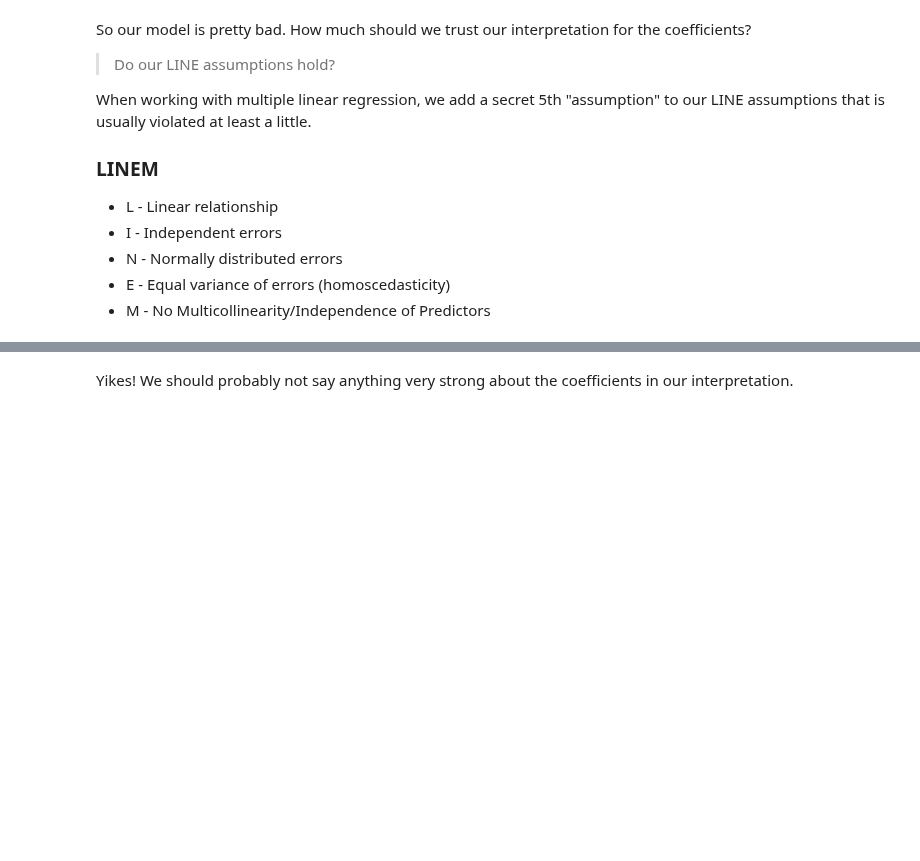
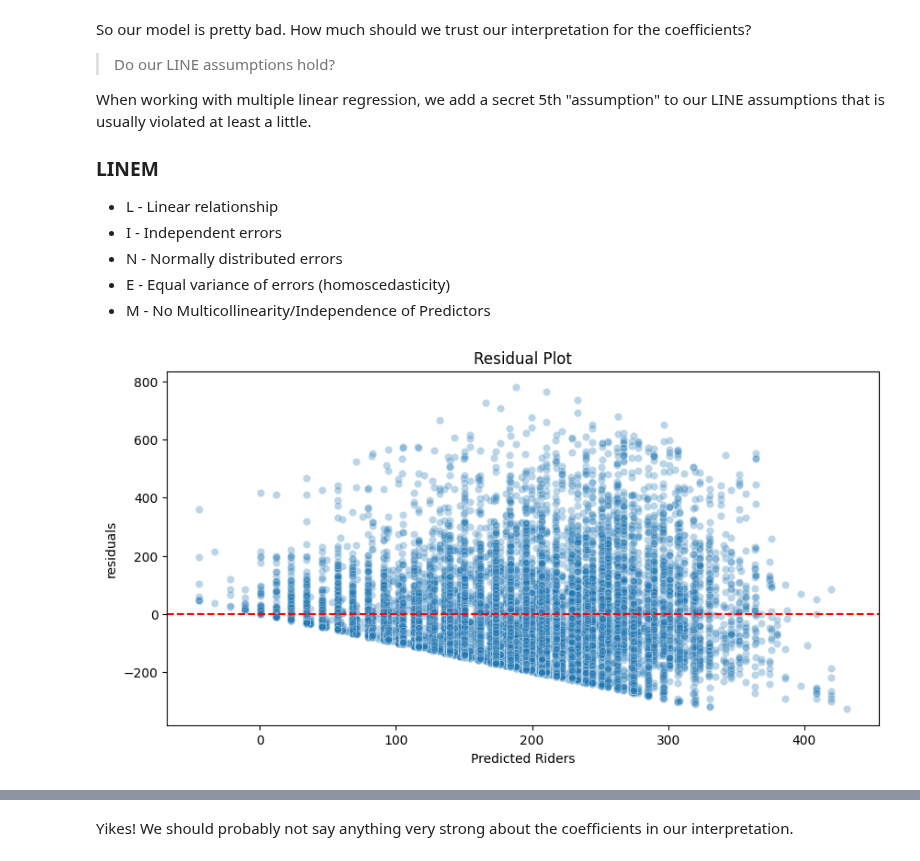
Before and after one commit to Ch3ddarr/DSB-Unit-03, a Jupyter notebook: 02 - Linear Regression I/03-multiple-linear-regression.ipynb, the cells around one changed output, grey strips where cells are left out. Cells and saved outputs as stored; diff of their text form; code cells hidden in the pictures; blank space fills up the shorter version.

```diff
--- a/02 - Linear Regression I/03-multiple-linear-regression.ipynb
+++ b/02 - Linear Regression I/03-multiple-linear-regression.ipynb
@@ -238,0 +216,23 @@ When working with multiple linear regression, we add a secret 5th "assumption" t
+# %%
+# L:
+residuals = y - y_preds
+
+fig,ax = plt.subplots(figsize=(10,5))
+
+sns.scatterplot(
+    x=y_preds,
+    y=residuals,
+    ax=ax,
+    alpha=0.3
+)
+
+ax.axhline(0, color='red', linestyle='--')
+ax.set(
+    xlabel='Predicted Riders',
+    ylabel='residuals',
+    title='Residual Plot'
+)
+
+plt.show()
+# %% [output]
+[figure, added]
```
Also changed, not shown: parts of 53 cells of this notebook.
